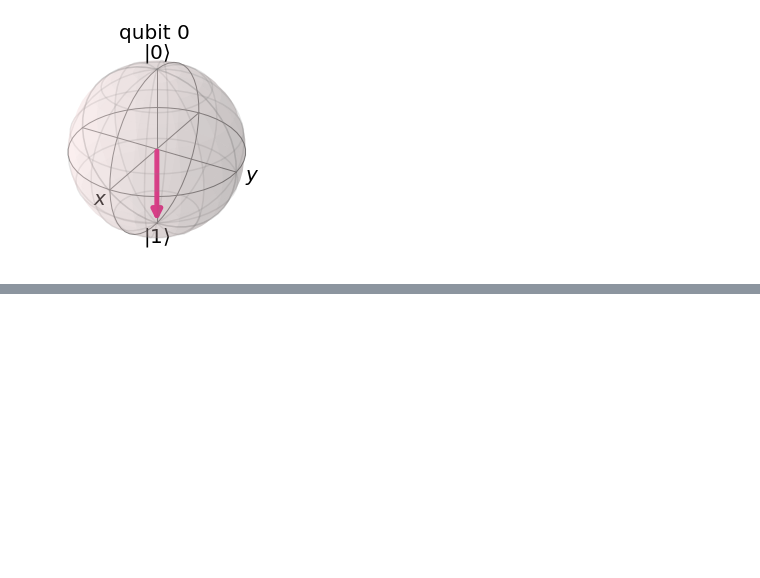
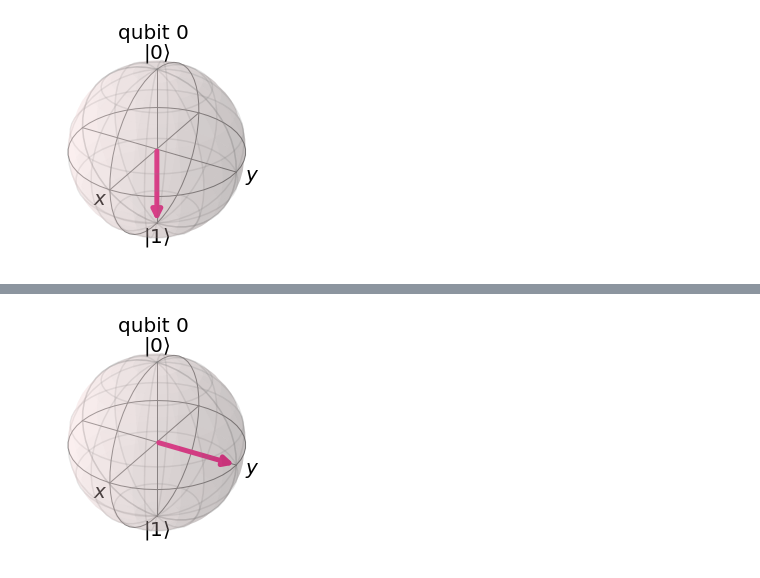
Before and after one commit to QuantumComputingKorea/Qiskit-Dev-Cert-lectures, a Jupyter notebook: Lecture1/lecture 1-0 - 단일 큐비트 게이트.ipynb, the cells around one changed output, grey strips where cells are left out. Saved outputs shown, nothing was run; the diff lists cells and outputs as text; code cells hidden in the pictures; blank space fills up the shorter version.

```diff
--- a/Lecture1/lecture 1-0 - 단일 큐비트 게이트.ipynb
+++ b/Lecture1/lecture 1-0 - 단일 큐비트 게이트.ipynb
@@ -519,0 +577,4 @@ IBM Quantum Composer은 그래픽적인 양자 프로그래밍 도구이며 큐
+# %%
+plot_bloch_multivector(state18) # 블로흐 구 그리기
+# %% [output]
+[figure, added]
```
Also changed, not shown: parts of 84 cells of this notebook, 8 other files.
